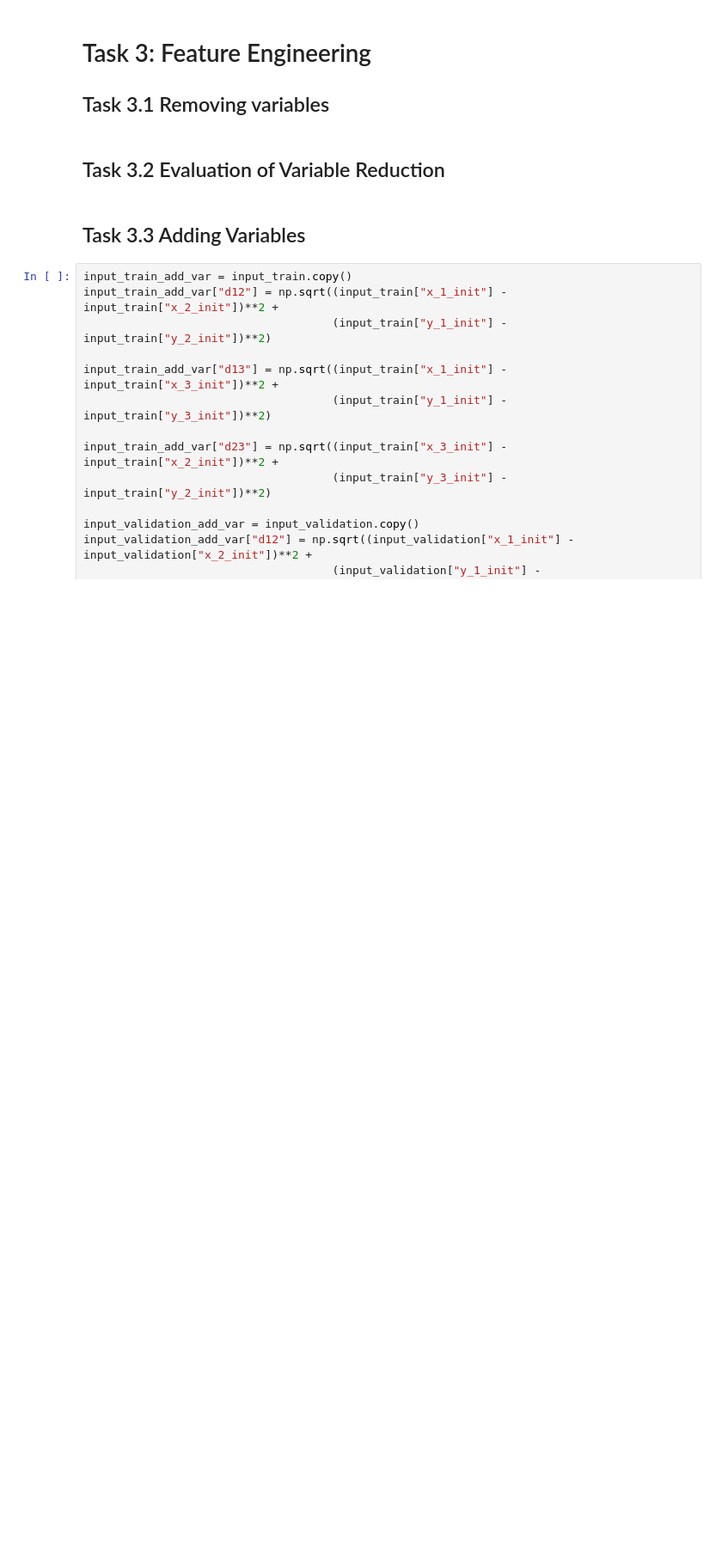
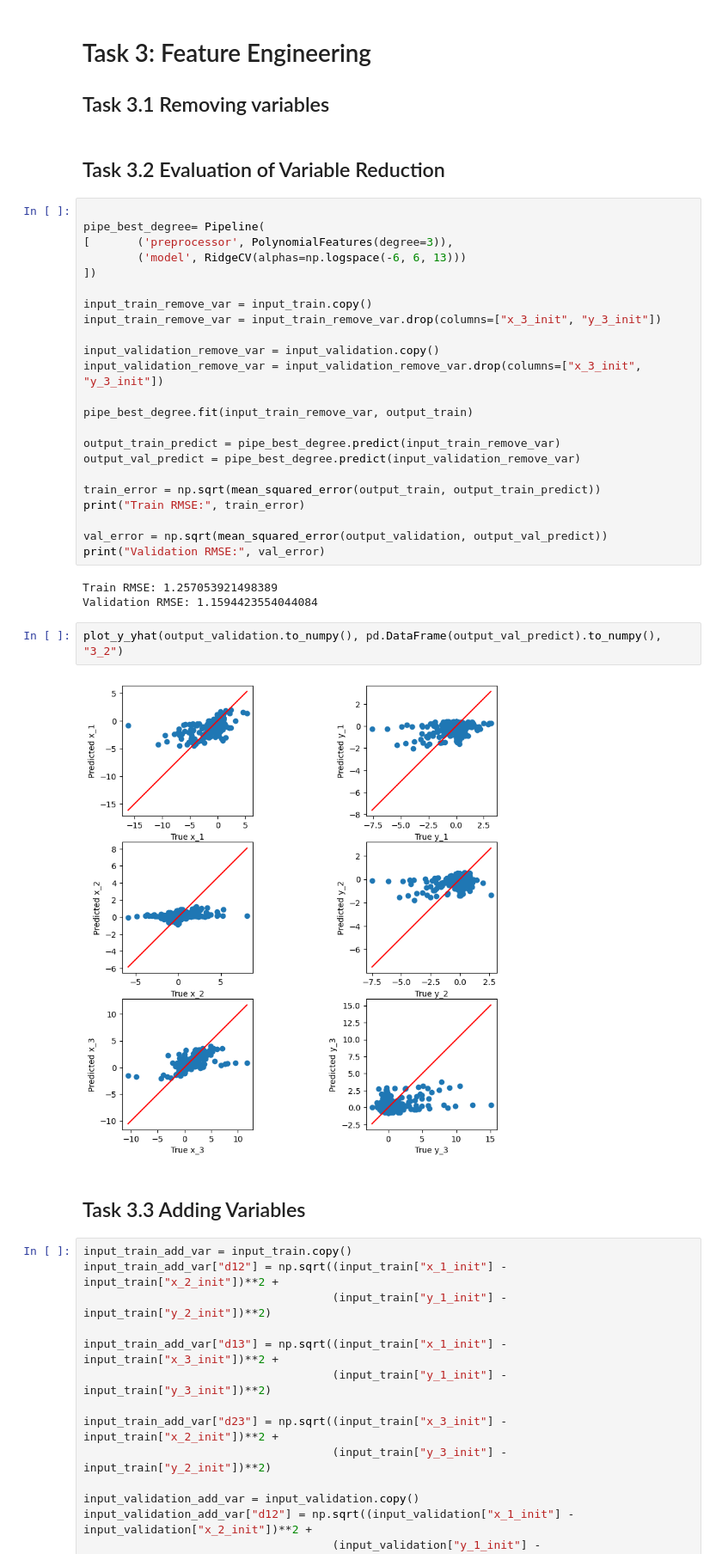
Before and after one commit to AgnJed/ML_the_3-body_problem, a Jupyter notebook: machine-learning-nova-1.ipynb, the cells around one changed output. Shown at 86% size. Drawn from its saved outputs; the diff is of its cells as text; blank space fills up the shorter version.

```diff
--- a/machine-learning-nova-1.ipynb
+++ b/machine-learning-nova-1.ipynb
@@ -609,6 +609,36 @@ plot_y_yhat(output_validation.to_numpy(), pd.DataFrame(output_val_predict).to_nu
 ## Task 3.1 Removing variables
 # %% [markdown]
 ## Task 3.2 Evaluation of Variable Reduction
+# %%
+
+pipe_best_degree= Pipeline(
+[       ('preprocessor', PolynomialFeatures(degree=3)),
+        ('model', RidgeCV(alphas=np.logspace(-6, 6, 13)))
+])
+
+input_train_remove_var = input_train.copy()
+input_train_remove_var = input_train_remove_var.drop(columns=["x_3_init", "y_3_init"])
+
+input_validation_remove_var = input_validation.copy()
+input_validation_remove_var = input_validation_remove_var.drop(columns=["x_3_init", "y_3_init"])
+
+pipe_best_degree.fit(input_train_remove_var, output_train)
+
+output_train_predict = pipe_best_degree.predict(input_train_remove_var)
+output_val_predict = pipe_best_degree.predict(input_validation_remove_var)
+
+train_error = np.sqrt(mean_squared_error(output_train, output_train_predict))
+print("Train RMSE:", train_error)
+
+val_error = np.sqrt(mean_squared_error(output_validation, output_val_predict))
+print("Validation RMSE:", val_error)
+# %% [output]
+Train RMSE: 1.257053921498389
+Validation RMSE: 1.1594423554044084
+# %%
+plot_y_yhat(output_validation.to_numpy(), pd.DataFrame(output_val_predict).to_numpy(), "3_2")
+# %% [output]
+[figure, added]
 # %% [markdown]
 ## Task 3.3 Adding Variables
 # %%
```
